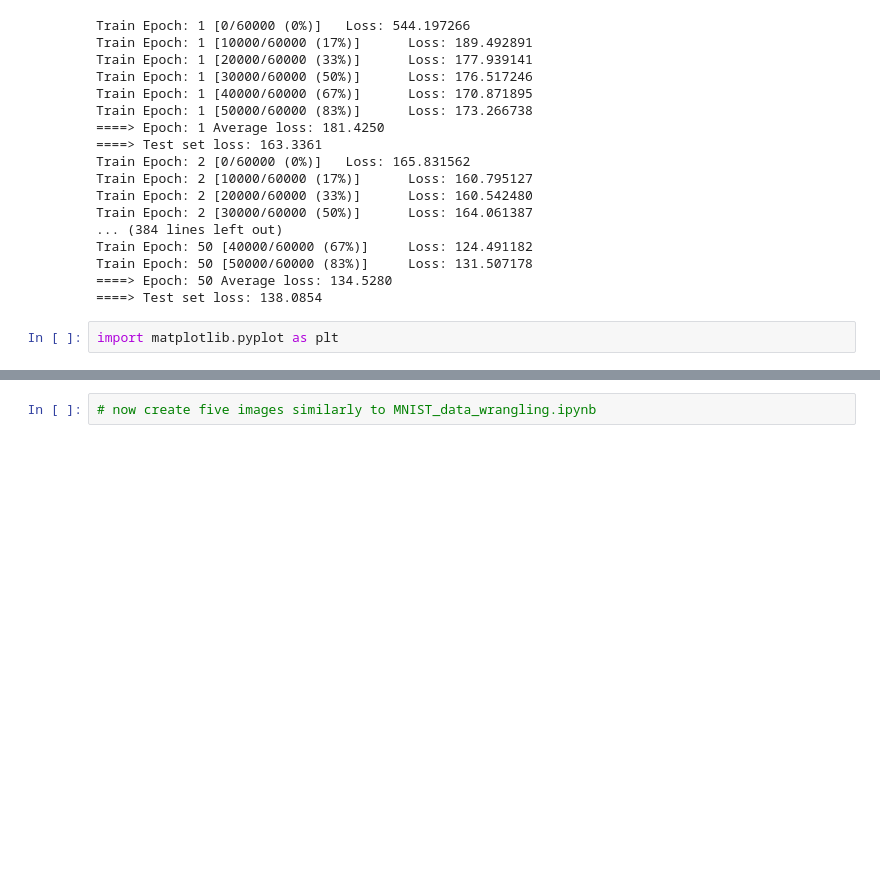
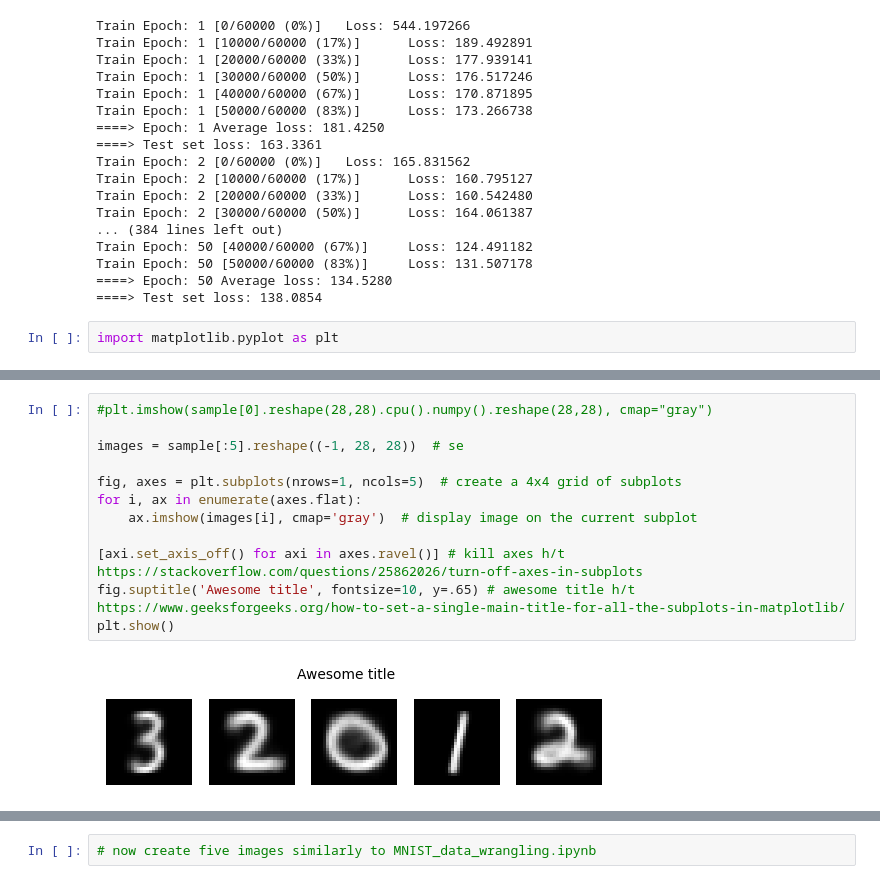
Before and after one commit to Clarkdrengen/PML_2023, a Jupyter notebook: pytorch-mnist-VAE.ipynb, the cells around one changed output, grey strips where cells are left out. Saved outputs shown, nothing was run; the diff lists cells and outputs as text; blank space fills up the shorter version.

```diff
--- a/pytorch-mnist-VAE.ipynb
+++ b/pytorch-mnist-VAE.ipynb
@@ -162,0 +167,14 @@ with torch.no_grad():
+# %%
+#plt.imshow(sample[0].reshape(28,28).cpu().numpy().reshape(28,28), cmap="gray")
+
+images = sample[:5].reshape((-1, 28, 28))  # se
+
+fig, axes = plt.subplots(nrows=1, ncols=5)  # create a 4x4 grid of subplots
+for i, ax in enumerate(axes.flat):
+    ax.imshow(images[i], cmap='gray')  # display image on the current subplot
+
+[axi.set_axis_off() for axi in axes.ravel()] # kill axes h/t https://stackoverflow.com/questions/25862026/turn-off-axes-in-subplots
+fig.suptitle('Awesome title', fontsize=10, y=.65) # awesome title h/t https://www.geeksforgeeks.org/how-to-set-a-single-main-title-for-all-the-subplots-in-matplotlib/
+plt.show()
+# %% [output]
+[figure, added]
```
Also changed, not shown: parts of 3 cells of this notebook.
